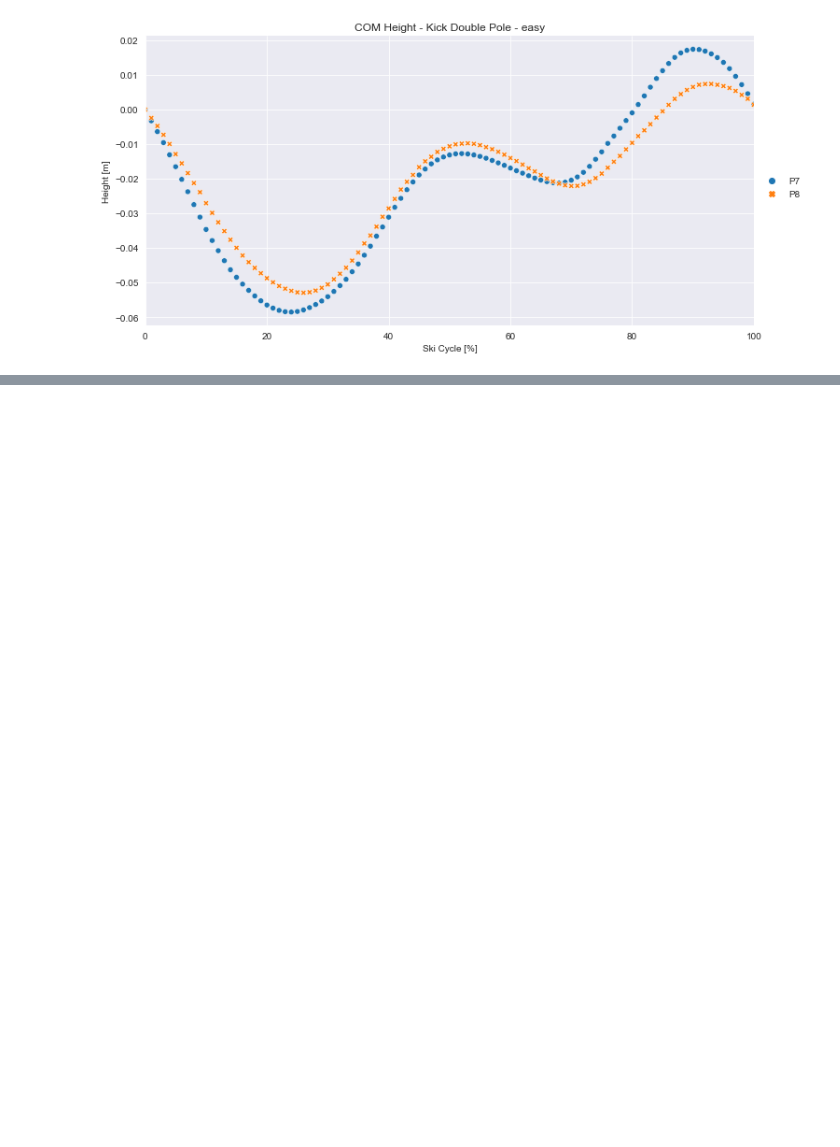
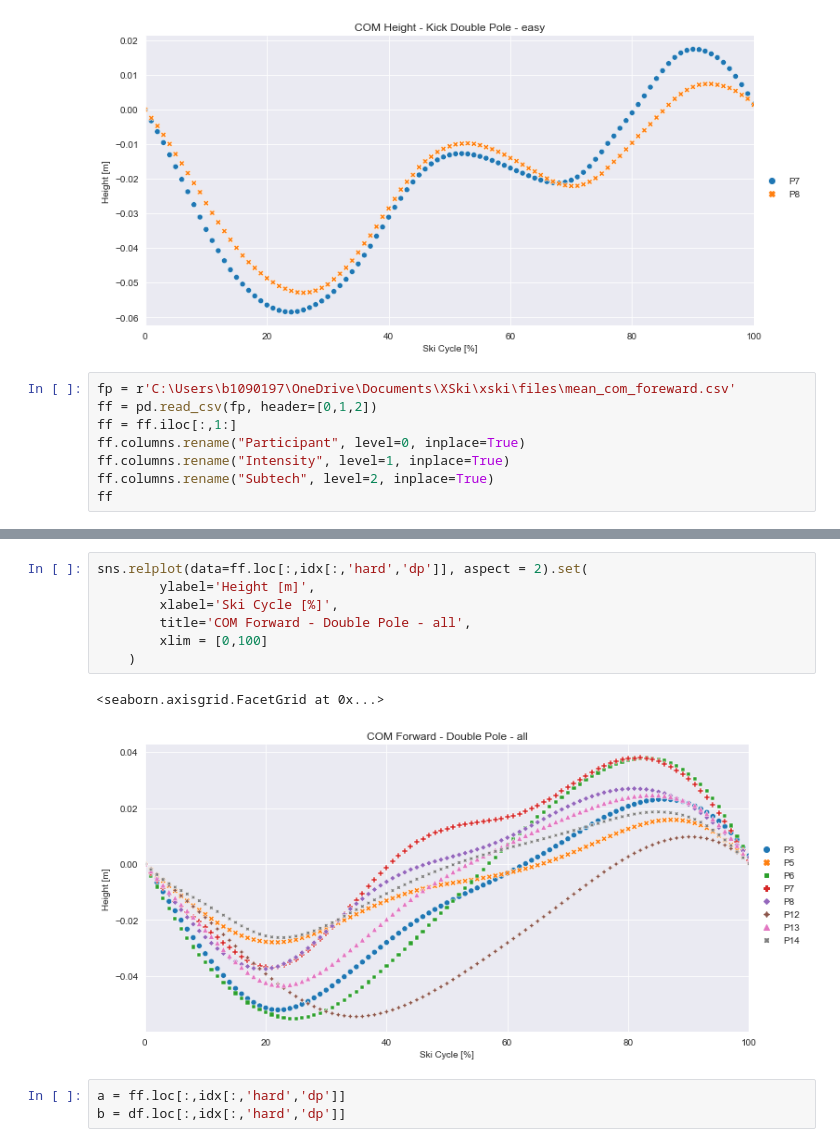
Before and after one commit to luceskywalker/xski, a Jupyter notebook: code/jupyter_lucas/com_height_statistics.ipynb, the cells around one changed output, grey strips where cells are left out. Saved outputs shown, nothing was run; the diff lists cells and outputs as text; blank space fills up the shorter version.

```diff
--- a/code/jupyter_lucas/com_height_statistics.ipynb
+++ b/code/jupyter_lucas/com_height_statistics.ipynb
@@ -100,3 +100,11 @@ sns.relplot(data=df.loc[:,idx[:,'easy','dp-kick']], aspect = 2).set(
 # %% [output]
 <seaborn.axisgrid.FacetGrid at 0x...>
 [figure]
+# %%
+fp = r'C:\Users\b1090197\OneDrive\Documents\XSki\xski\files\mean_com_foreward.csv'
+ff = pd.read_csv(fp, header=[0,1,2])
+ff = ff.iloc[:,1:]
+ff.columns.rename("Participant", level=0, inplace=True)
+ff.columns.rename("Intensity", level=1, inplace=True)
+ff.columns.rename("Subtech", level=2, inplace=True)
+ff
@@ -102,0 +127,13 @@ sns.relplot(data=df.loc[:,idx[:,'easy','dp-kick']], aspect = 2).set(
+# %%
+sns.relplot(data=ff.loc[:,idx[:,'hard','dp']], aspect = 2).set(
+        ylabel='Height [m]',
+        xlabel='Ski Cycle [%]',
+        title='COM Forward - Double Pole - all',
+        xlim = [0,100]
+    )
+# %% [output]
+<seaborn.axisgrid.FacetGrid at 0x...>
+[figure, added]
+# %%
+a = ff.loc[:,idx[:,'hard','dp']]
+b = df.loc[:,idx[:,'hard','dp']]
```
Also changed, not shown: parts of 7 cells of this notebook, 30 other files.
